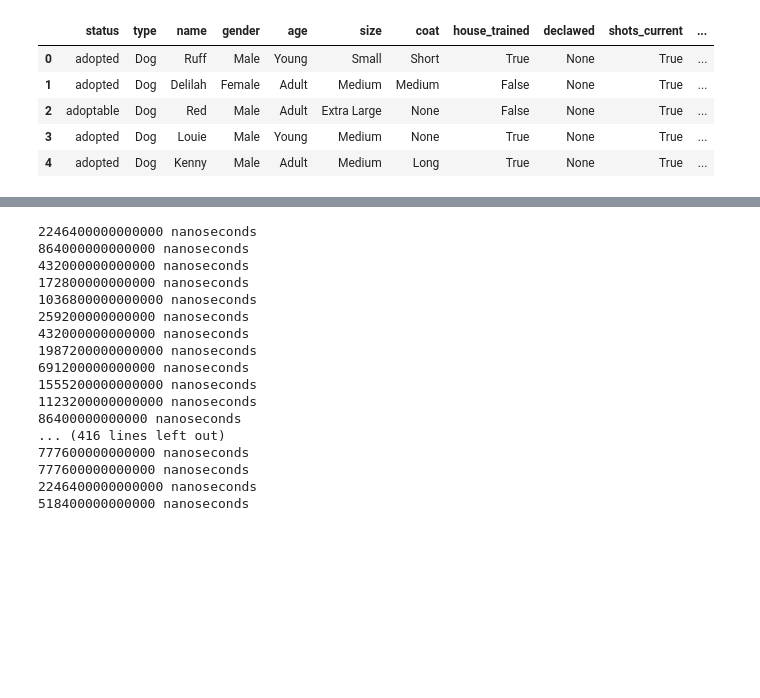
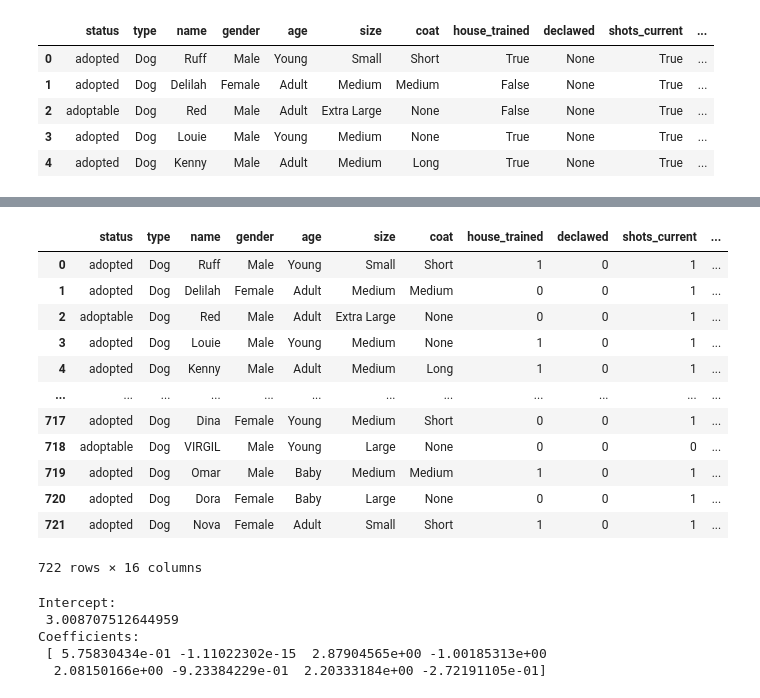
Before and after one commit to BillBelieve/Dog-Adoption-Data-Science-Project, a Jupyter notebook: Project Data Science/data transformation.ipynb, the cells around one changed output, grey strips where cells are left out. Saved outputs shown, nothing was run; the diff lists cells and outputs as text; code cells hidden in the pictures; blank space fills up the shorter version.

```diff
--- a/Project Data Science/data transformation.ipynb
+++ b/Project Data Science/data transformation.ipynb
@@ -207,21 +208,19 @@ Nan in row  431  :  0.0
-# %%
-for i in df['time_in_rescue'].values:
-    print(i)
-# %% [output]
-2246400000000000 nanoseconds
-864000000000000 nanoseconds
-432000000000000 nanoseconds
-172800000000000 nanoseconds
-1036800000000000 nanoseconds
-259200000000000 nanoseconds
-432000000000000 nanoseconds
-1987200000000000 nanoseconds
-691200000000000 nanoseconds
-1555200000000000 nanoseconds
-1123200000000000 nanoseconds
-86400000000000 nanoseconds
-... (416 lines left out)
-777600000000000 nanoseconds
-777600000000000 nanoseconds
-2246400000000000 nanoseconds
-518400000000000 nanoseconds
+# %%
+# update df
+
+df = data1_bool
+df
+# %% [output]
+|  | status | type | name | gender | age | size | coat | house_trained | declawed | shots_current | ... |
+| 0 | adopted | Dog | Ruff | Male | Young | Small | Short | 1 | 0 | 1 | ... |
+| 1 | adopted | Dog | Delilah | Female | Adult | Medium | Medium | 0 | 0 | 1 | ... |
+| 2 | adoptable | Dog | Red | Male | Adult | Extra Large | None | 0 | 0 | 1 | ... |
+| 3 | adopted | Dog | Louie | Male | Young | Medium | None | 1 | 0 | 1 | ... |
+| 4 | adopted | Dog | Kenny | Male | Adult | Medium | Long | 1 | 0 | 1 | ... |
+| ... | ... | ... | ... | ... | ... | ... | ... | ... | ... | ... | ... |
+| 717 | adopted | Dog | Dina | Female | Young | Medium | Short | 0 | 0 | 1 | ... |
+| 718 | adoptable | Dog | VIRGIL | Male | Young | Large | None | 0 | 0 | 0 | ... |
+| 719 | adopted | Dog | Omar | Male | Baby | Medium | Medium | 1 | 0 | 1 | ... |
+| 720 | adopted | Dog | Dora | Female | Baby | Large | None | 0 | 0 | 1 | ... |
+| 721 | adopted | Dog | Nova | Female | Adult | Small | Short | 1 | 0 | 1 | ... |
+722 rows × 16 columns
@@ -227,0 +232,16 @@ for i in df['time_in_rescue'].values:
+# %%
+#  test fit for all indep variables
+
+from sklearn import linear_model
+
+regr = linear_model.LinearRegression()
+regr.fit(x, y)
+
+print('Intercept: \n', regr.intercept_)
+print('Coefficients: \n', regr.coef_)
+# %% [output]
+Intercept:
+ 3.008707512644959
+Coefficients:
+ [ 5.75830434e-01 -1.11022302e-15  2.87904565e+00 -1.00185313e+00
+  2.08150166e+00 -9.23384229e-01  2.20333184e+00 -2.72191105e-01]
```
Also changed, not shown: parts of 11 cells of this notebook, 1 other file.
